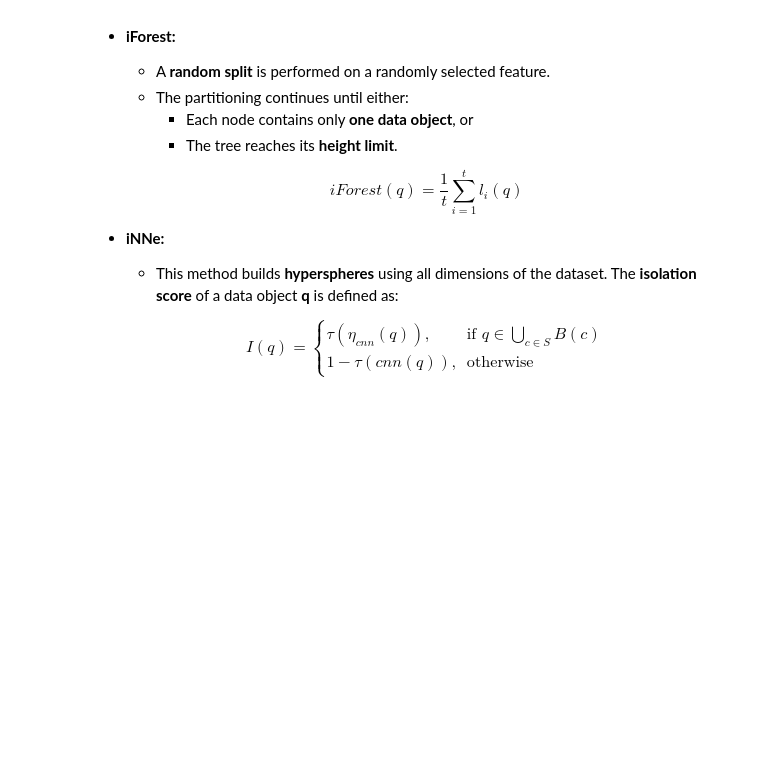
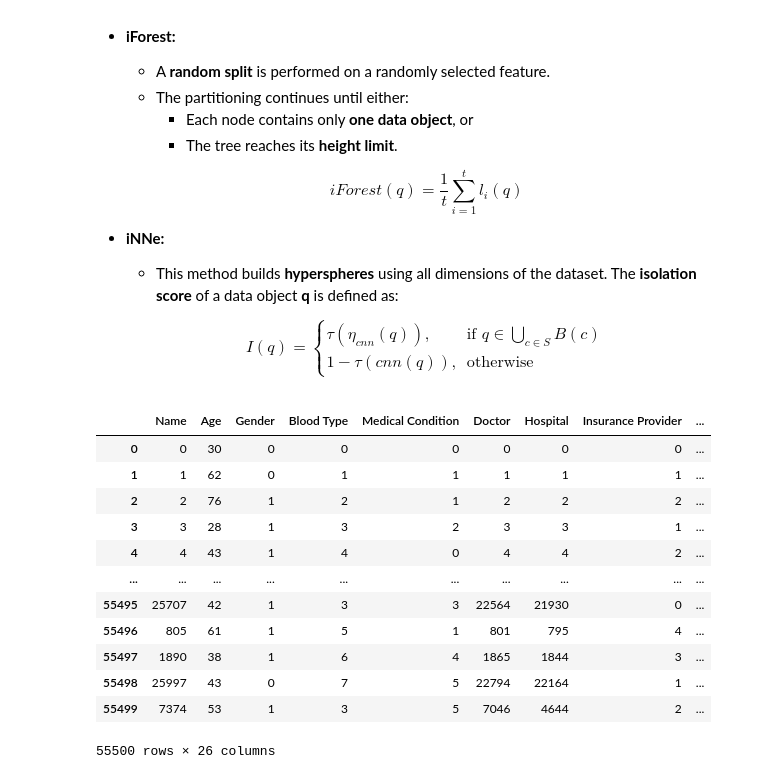
Before and after one commit to sina-m-mollazadeh/Medical-Framework, a Jupyter notebook: main.ipynb, the cells around one changed output. Saved outputs shown, nothing was run; the diff lists cells and outputs as text; code cells hidden in the pictures; blank space fills up the shorter version.

Commit message:
Date Columns

```diff
--- a/main.ipynb
+++ b/main.ipynb
@@ -31,10 +34,47 @@ from sklearn.ensemble import ExtraTreesClassifier # Feature Selection
+# %%
+def identify_date_columns(data):
+    """ Detect date columns."""
+    date_columns=[]
+    date_pattern = r'(\d{1,2}[-/]\d{1,2}[-/]\d{2,4}|\d{4}[-/]\d{1,2}[-/]\d{1,2}|\d{1,2}[-/]\d{1,2}[-/]\d{2,4})'
+
+    for col in data.columns:
+        if data[col].dtype.name == 'object':
+            if all(data[col].str.contains(date_pattern, regex=True, na=True)):
+                date_columns.append(col)
+    return date_columns
+
+def process_date_columns(data, reference_column=None):
+    """ Processes the date columns and extracts useful time-based features."""
+
+    date_columns=identify_date_columns(data)
+
+    for col in date_columns:
+        data[col] = pd.to_datetime(data[col], errors='coerce')
+
+    for col in date_columns:
+        data[f'{col}_year'] = data[col].dt.year.astype(float)
+        data[f'{col}_month'] = data[col].dt.month.astype(float)
+        data[f'{col}_day'] = data[col].dt.day.astype(float)
+        data[f'{col}_day_of_week'] = data[col].dt.dayofweek.astype(float)
+        data[f'{col}_hour'] = data[col].dt.hour.astype(float)
+        data[f'{col}_day_of_year'] = data[col].dt.dayofyear.astype(float)
+        data[f'{col}_is_weekend'] = (data[col].dt.weekday >= 5).astype(float)
+
+
+    if reference_column:
+        for col in date_columns:
+            data[f'{col}_time_diff'] = (data[reference_column] - data[col]).dt.total_seconds() / (60 * 60 * 24)
+
+    return data.drop(columns=date_columns)
 # %% [markdown]
 ## Convert into Numeric Values
 # %%
 def ConvertToNumeric(data):
+    data=process_date_columns(data)
     cols = data.columns
     num_cols = data._get_numeric_data().columns
     categorical_columns = list(set(cols) - set(num_cols))
+
     for column in categorical_columns:
         categories = list(data[column].dropna().astype(str).unique())
         data[column] = data[column].map(lambda x: categories.index(str(x)) if str(x) in categories else x)
@@ -424,6 +488,23 @@ def taming_outliers(X,Y):
     return x_copy, y_copy, best_algo, best_accuracy,acc_holder
 # %%
 # X,Y=load_data(path='Shariati_final_results.xlsx',y_column='کووید 19-RT-PCR(COVID-19)')
-X,Y=load_data(path="data1_1.csv",y_column="smokingstutus")
+# X,Y=load_data(path="data1_1.csv",y_column="smokingstutus")
+X,Y=load_data(path="./drive/MyDrive/healthcare_dataset.csv",y_column="Test Results")
+# %%
+X.columns
+# %% [output]
+|  | Name | Age | Gender | Blood Type | Medical Condition | Doctor | Hospital | Insurance Provider | ... |
+| 0 | 0 | 30 | 0 | 0 | 0 | 0 | 0 | 0 | ... |
+| 1 | 1 | 62 | 0 | 1 | 1 | 1 | 1 | 1 | ... |
+| 2 | 2 | 76 | 1 | 2 | 1 | 2 | 2 | 2 | ... |
+| 3 | 3 | 28 | 1 | 3 | 2 | 3 | 3 | 1 | ... |
+| 4 | 4 | 43 | 1 | 4 | 0 | 4 | 4 | 2 | ... |
+| ... | ... | ... | ... | ... | ... | ... | ... | ... | ... |
+| 55495 | 25707 | 42 | 1 | 3 | 3 | 22564 | 21930 | 0 | ... |
+| 55496 | 805 | 61 | 1 | 5 | 1 | 801 | 795 | 4 | ... |
+| 55497 | 1890 | 38 | 1 | 6 | 4 | 1865 | 1844 | 3 | ... |
+| 55498 | 25997 | 43 | 0 | 7 | 5 | 22794 | 22164 | 1 | ... |
+| 55499 | 7374 | 53 | 1 | 3 | 5 | 7046 | 4644 | 2 | ... |
+55500 rows × 26 columns
 # %%
 x_copy_clean_data, y_copy_clean_data, best_algo_clean_data, best_accuracy_clean_data,acc_holder_clean_data=handling_missing_data(X,Y)
```
Also changed, not shown: parts of 14 cells of this notebook, 1 other file.
